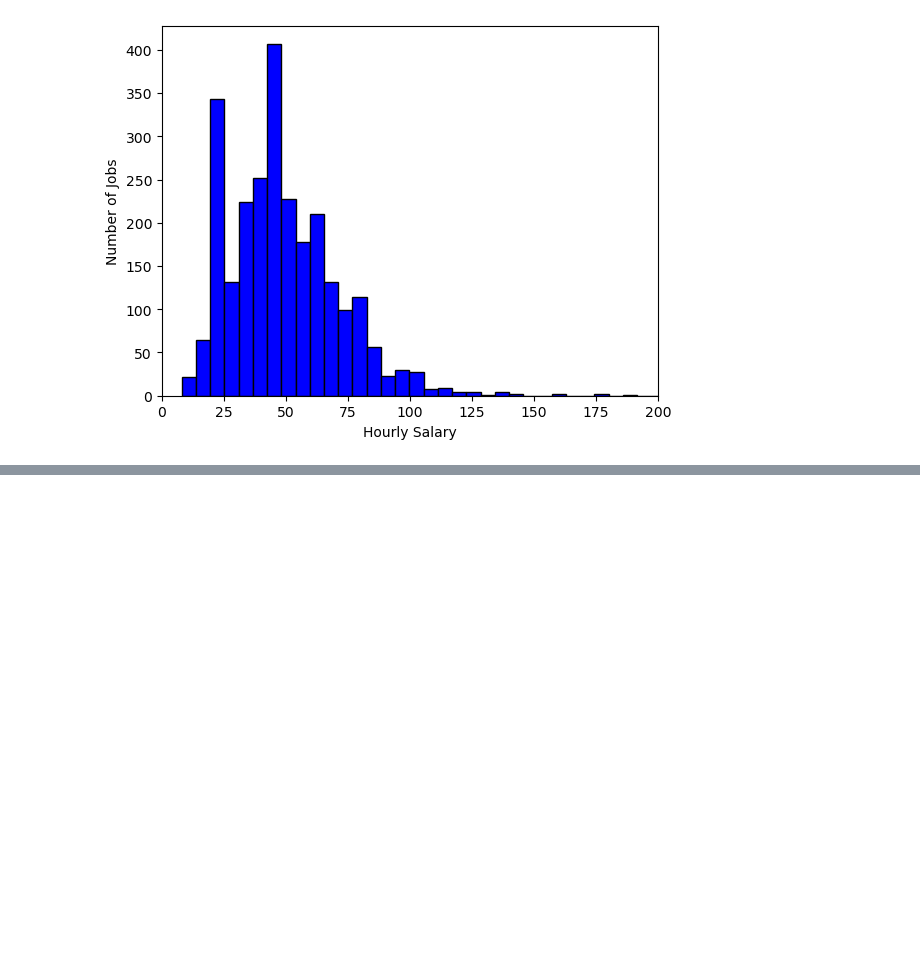
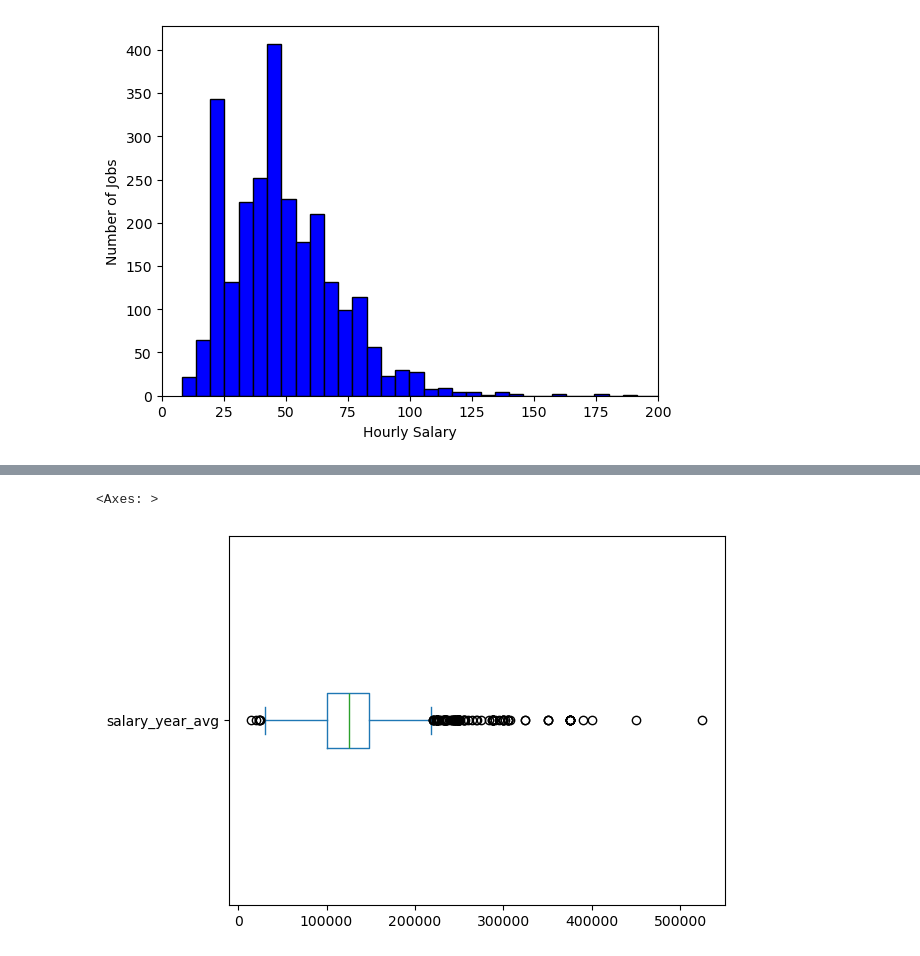
Before and after one commit to arpitkumar47/luke_python_course, a Jupyter notebook: 2_Advanced/2_luke_advanced_matplotlib.ipynb, the cells around one changed output, grey strips where cells are left out. Cells and saved outputs as stored; diff of their text form; code cells hidden in the pictures; blank space fills up the shorter version.

```diff
--- a/2_Advanced/2_luke_advanced_matplotlib.ipynb
+++ b/2_Advanced/2_luke_advanced_matplotlib.ipynb
@@ -1089,0 +1233,5 @@ plt.show()
+# %%
+df_DE.salary_year_avg.plot(kind = 'box', vert = False)
+# %% [output]
+<Axes: >
+[figure, added]
```
Also changed, not shown: parts of 40 cells of this notebook, 12 other files.
